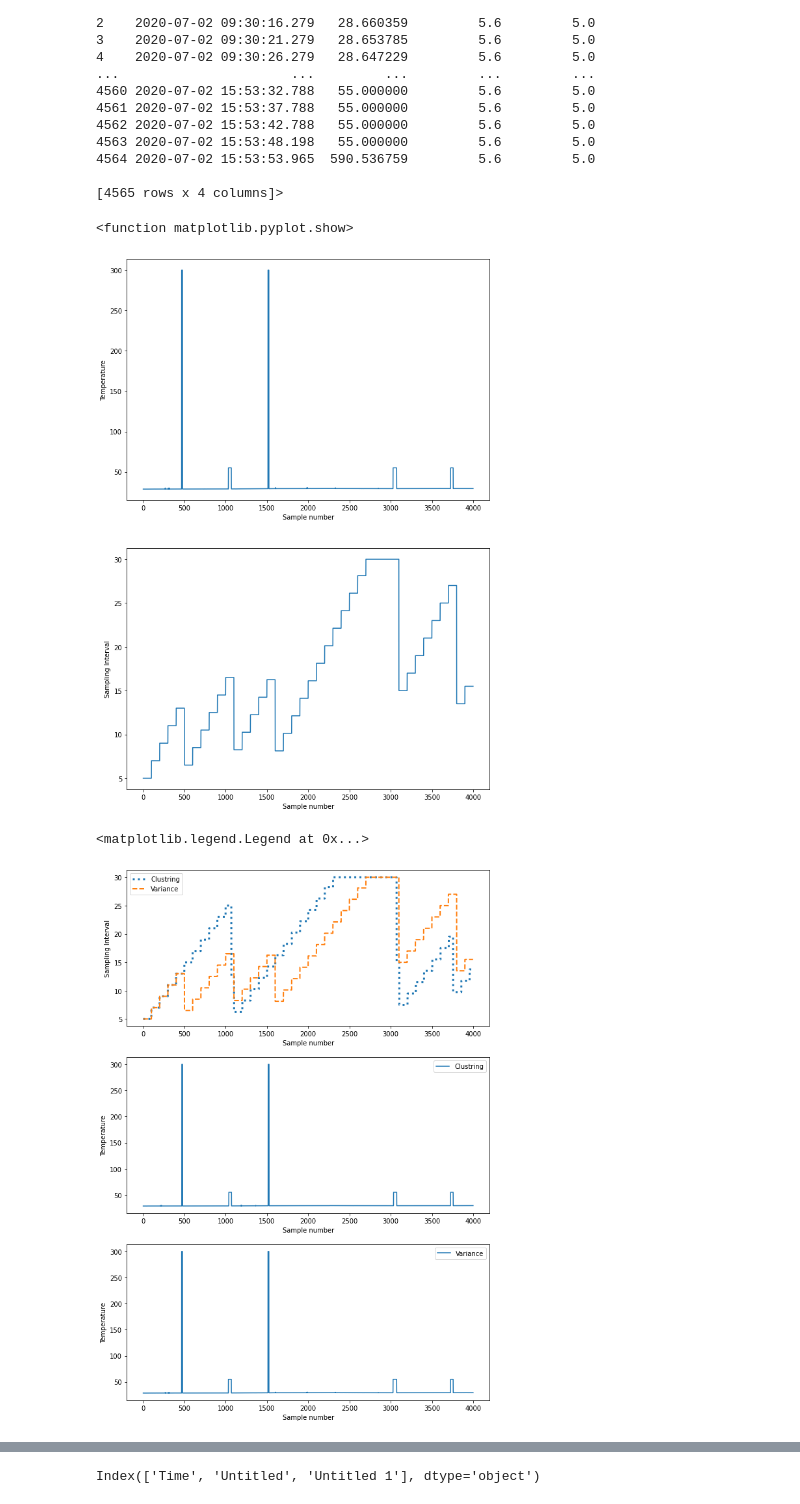
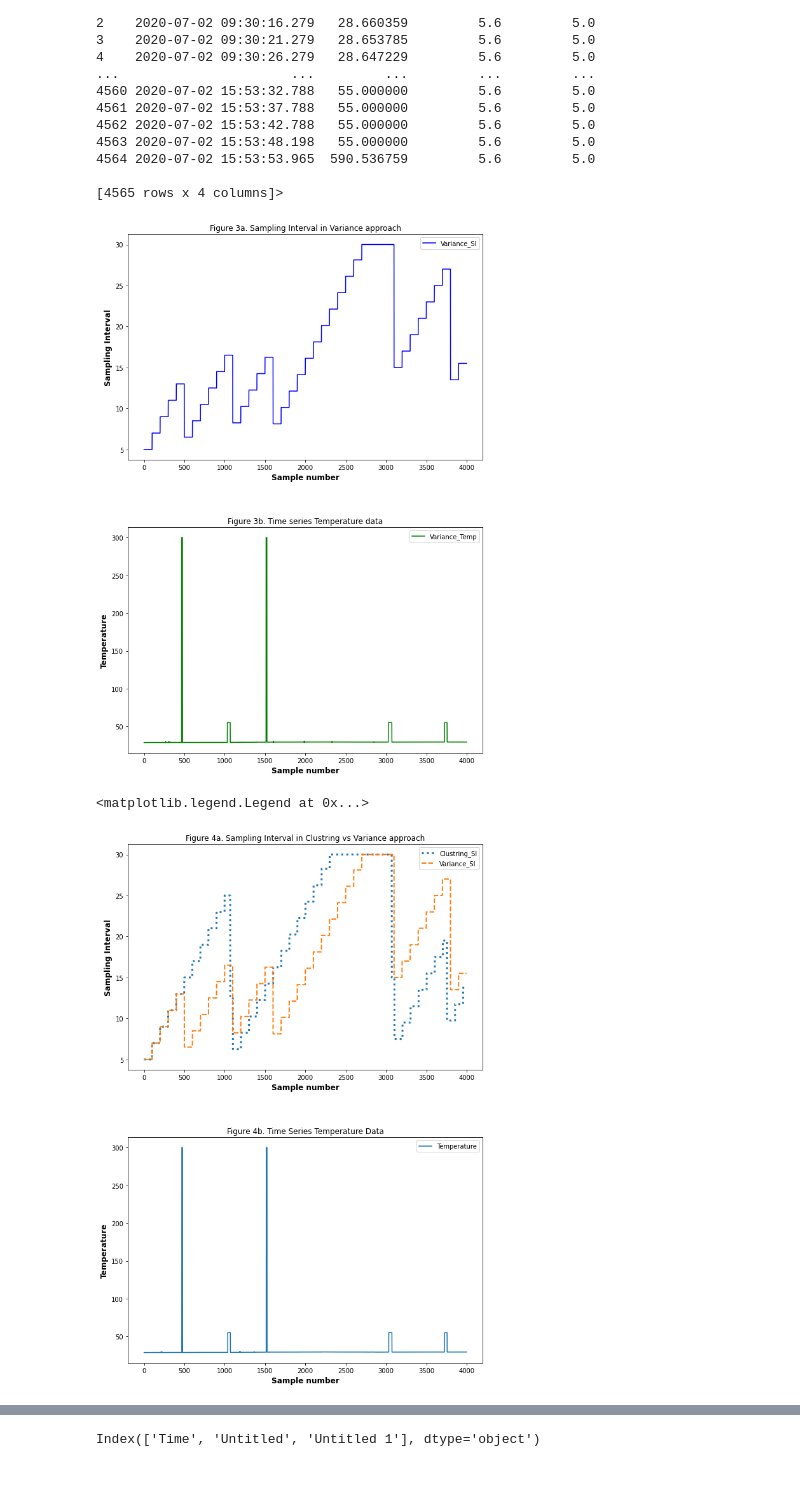
Before and after one commit to ssunilkumar/intro_test, a Jupyter notebook: clustering.ipynb, the cells around one changed output, grey strips where cells are left out. Drawn from its saved outputs; the diff is of its cells as text; code cells hidden in the pictures; blank space fills up the shorter version.

```diff
--- a/clustering.ipynb
+++ b/clustering.ipynb
@@ -70,33 +74,41 @@ Index(['Time', 'Untitled', 'Untitled 1', 'Untitled 2'], dtype='object')
 %matplotlib inline
 #plt.figure(figsize=(25,15))
 fig,ax = plt.subplots(2,1,figsize=(10,15))
+plt.subplots_adjust(hspace=0.3)
 fig.show()
-ax[0].plot(Adp_file2['Untitled'][0:4000])
-ax[0].set_xlabel('Sample number')
-ax[0].set_ylabel('Temperature')
-ax[1].plot(Adp_file2['Untitled 2'][0:4000])
-ax[1].set_xlabel('Sample number')
-ax[1].set_ylabel('Sampling Interval')
+ax[1].plot(Adp_file2['Untitled'][0:4000],label='Variance_Temp',color='green')
+ax[0].set_xlabel('Sample number',fontsize='large',fontweight='bold')
+ax[0].set_ylabel('Sampling Interval',fontsize='large',fontweight='bold')
+ax[0].set_title('Figure 3a. Sampling Interval in Variance approach')
+ax[0].plot(Adp_file2['Untitled 2'][0:4000],label='Variance_SI',color='blue')
+ax[1].set_xlabel('Sample number',fontsize='large',fontweight='bold')
+ax[1].set_ylabel('Temperature',fontsize='large',fontweight='bold')
+ax[1].set_title('Figure 3b. Time series Temperature data')
 #ax[2].hist(Adp_file2['Untitled 2'], bins = [5,10,15,20,25,30])
-plt.show
+ax[0].legend()
+ax[1].legend()
+plt.savefig('Variance_Approach_SI_&_Temperature.jpg', dpi=300, bbox_inches='tight')
 # %% [output]
-<function matplotlib.pyplot.show>
-[figure, old version]
+[figure, new version]
 # %%
-fig1,ax1=plt.subplots(3,1,figsize=(10,15))
-ax1[0].plot(Adp_file1['Untitled 1'][0:4000],label='Clustring',linestyle='dotted',linewidth=3)
-ax1[0].plot(Adp_file2['Untitled 2'][0:4000],label='Variance',linestyle='dashed',linewidth=2)
-ax1[0].set_xlabel('Sample number')
-ax1[0].set_ylabel('Sampling Interval')
+fig1,ax1=plt.subplots(2,1,figsize=(10,15))
+plt.subplots_adjust(hspace=0.3)
+ax1[0].plot(Adp_file1['Untitled 1'][0:4000],label='Clustring_SI',linestyle='dotted',linewidth=3)
+ax1[0].plot(Adp_file2['Untitled 2'][0:4000],label='Variance_SI',linestyle='dashed',linewidth=2)
+ax1[0].set_xlabel('Sample number',fontsize='large',fontweight='bold')
+ax1[0].set_ylabel('Sampling Interval',fontsize='large',fontweight='bold')
+ax1[0].set_title('Figure 4a. Sampling Interval in Clustring vs Variance approach')
 ax1[0].legend()
-ax1[1].plot(Adp_file1['Untitled'][0:4000],label='Clustring')
-ax1[2].plot(Adp_file2['Untitled'][0:4000],label='Variance')
-ax1[1].set_xlabel('Sample number')
-ax1[1].set_ylabel('Temperature')
-ax1[2].set_xlabel('Sample number')
-ax1[2].set_ylabel('Temperature')
+ax1[1].plot(Adp_file1['Untitled'][0:4000],label='Temperature')
+#ax1[2].plot(Adp_file2['Untitled'][0:4000],label='Variance')
+ax1[1].set_xlabel('Sample number',fontsize='large',fontweight='bold')
+ax1[1].set_ylabel('Temperature',fontsize='large',fontweight='bold')
+ax1[1].set_title('Figure 4b. Time Series Temperature Data')
+#ax1[2].set_xlabel('Sample number')
+#ax1[2].set_ylabel('Temperature')
+plt.savefig('Clustering vs Variance Sampling Interval.jpg', dpi=300, bbox_inches='tight')
 ax1[1].legend()
-ax1[2].legend()
+#ax1[2].legend()
 # %% [output]
 <matplotlib.legend.Legend at 0x...>
-[figure, old version]
+[figure, new version]
```
Also changed, not shown: parts of 7 cells of this notebook.
